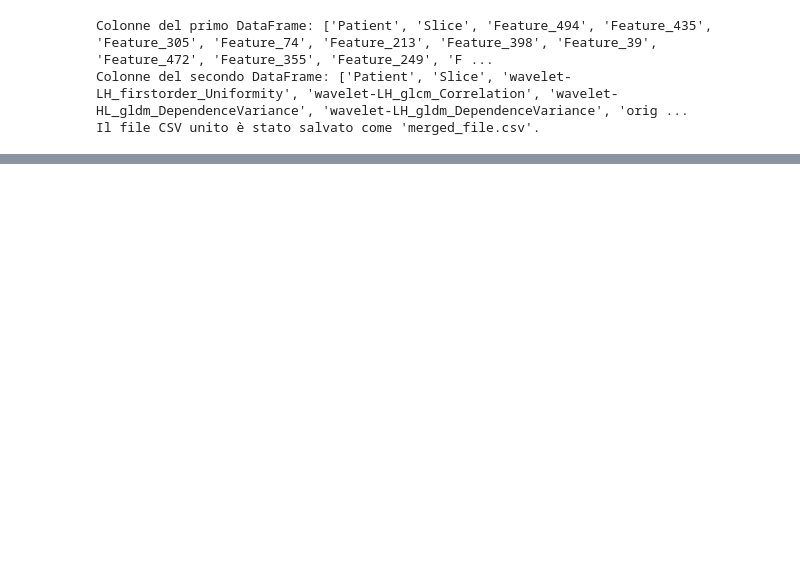
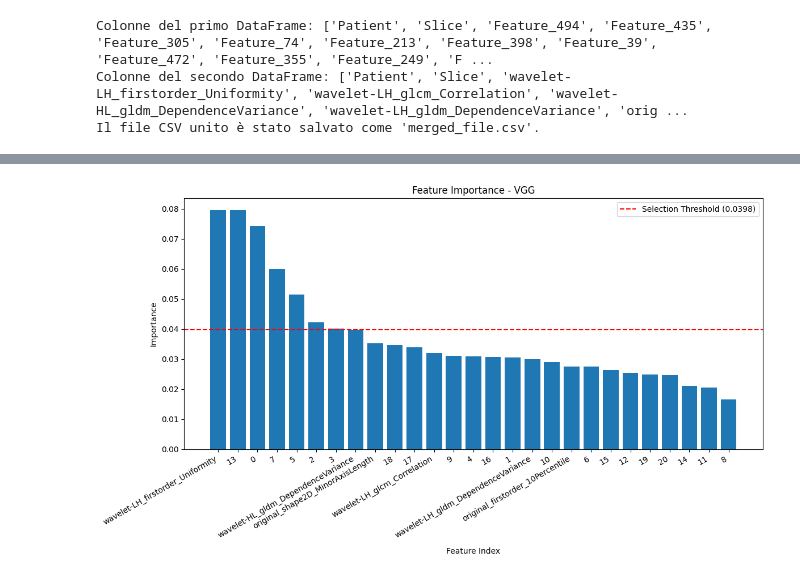
Before and after one commit to alessiamenozzi/TesiBaroniMenozzi, a Jupyter notebook: ClassificatoriFINAL/Combinazione_2.5D.ipynb, the cells around one changed output, grey strips where cells are left out. Saved outputs shown, nothing was run; the diff lists cells and outputs as text; code cells hidden in the pictures; blank space fills up the shorter version.

Commit message:
Aggiunto test combinazione

```diff
--- a/ClassificatoriFINAL/Combinazione_2.5D.ipynb
+++ b/ClassificatoriFINAL/Combinazione_2.5D.ipynb
@@ -82,8 +80,8 @@ arraytuple = np.load(file_path)
 arraytuple = [(int(t[0]), t[1], t[2]) for t in arraytuple]
 
 ### 1C
-zip_file_path = "../CSV/2_5/GMP/EncodersImagenetFullImage/VGG_ALL_SLICES_Imagenet_FullImage.zip"
-#zip_file_path = "../CSV/2_5/GMP/EncodersImagenetFullImage/RESNET_ALL_SLICES_Imagenet_FullImage.zip"
+#zip_file_path = "../CSV/2_5/GMP/EncodersImagenetFullImage/VGG_ALL_SLICES_Imagenet_FullImage.zip"
+zip_file_path = "../CSV/2_5/GMP/EncodersImagenetFullImage/RESNET_ALL_SLICES_Imagenet_FullImage.zip"
 #zip_file_path = "../CSV/2_5/GMP/EncodersImagenetFullImage/INCEPTION_ALL_SLICES_Imagenet_FullImage.zip"
 
 ### 2B
@@ -790,9 +788,9 @@ alpha_values=alpha_vgg_1C
 
 
 classifiers=['RandomForest', 'Logistic', 'XgBoost',  'SVM', 'ensemble', 'MLP']
-classifiers=['Logistic']
+classifiers=['ensemble']
 selectors=['lasso', 'rf', 'mrmr', 'logistic']
-selectors=['rf']
+selectors=['mrmr']
 modes=['Max','Mean','MV']
 modes=['MV']
 # %%
@@ -1380,0 +1568,70 @@ Il file CSV unito è stato salvato come 'merged_file.csv'.
+# %%
+import re
+
+match = re.search(r'selected_features_combined_(.*?)_Rad.*?\.csv', file_path)
+if(match.group(1) == 'INCRES'):
+    nome_grafico = 'INCEPTION RESNET'
+else:
+    nome_grafico =match.group(1)
+
+
+classifiers = ["SVM", "RandomForest", "MLP", "XgBoost", 'ensemble', 'Logistic']
+modes = ['MV', 'Max', 'Mean']
+best_classifier = None
+best_results = None
+best_mode = None
+
+# Variabili per memorizzare il miglior punteggio
+best_balanced_accuracy = -1
+best_roc_auc = -1
+
+# Loop su ciascun classificatore
+for classifier in classifiers:
+    for mode in modes:
+        print(f"\n--- Risultati per {classifier} con mode {mode} (Validation) ---")
+
+        # Risultati sul validation set
+        results = classification_method_features_fixed(classifier, mode, x_train_expanded2, y_train_expanded2, features_val, y_val, patients_val)
+
+        print(results['balanced_accuracy'])
+        print(results['roc_auc'])
+
+        # Verifica se questo classificatore ha la migliore balanced accuracy
+        if results['balanced_accuracy'] > best_balanced_accuracy:
+            best_balanced_accuracy = results['balanced_accuracy']
+            best_roc_auc = results['roc_auc']  # Aggiorna anche ROC AUC
+            best_classifier = classifier
+            best_mode = mode
+            best_results = results
+
+        # In caso di parità sulla balanced accuracy, guarda la ROC AUC
+        elif results['balanced_accuracy'] == best_balanced_accuracy and results['roc_auc'] > best_roc_auc:
+            best_roc_auc = results['roc_auc']
+            best_classifier = classifier
+            best_mode = mode
+            best_results = results
+
+# Miglior classificatore trovato
+print(f"\n--- Miglior classificatore: {best_classifier} con mode {best_mode} ---")
+print(f"Balanced Accuracy: {best_results['balanced_accuracy']:.4f}")
+print(f"ROC AUC: {best_results['roc_auc']:.4f}")
+print(f"F1 Score: {best_results['f1']:.4f}")
+print(f"Confusion Matrix (Validation):\n{best_results['confusion_matrix']}")
+
+# Test con feature importance (RandomForest come default se il classificatore non ha feature importance)
+print(f"\n--- Risultati per {best_classifier} (Test con feature importance) ---")
+results_importance = classification_method_features_fixed_importance('RandomForest', best_classifier,best_mode, x_train_expanded1, y_train_expanded1, features_test, y_test, df, nome_grafico, patients_test)
+
+
+# Stampa i risultati finali sul test set (con feature importance)
+print(f"Classifier: {results_importance['classifier']}")
+print(f"Numero features: {results_importance['number_features']}")
+print(f"Modalità: {best_mode}")
+print(f"F1 Score: {results_importance['f1']:.4f}")
+print(f"ROC AUC: {results_importance['roc_auc']:.4f}")
+print(f"PR AUC: {results_importance['pr_auc']:.4f}")
+print(f"Accuracy: {results_importance['accuracy']:.4f}")
+print(f"Balanced Accuracy: {results_importance['balanced_accuracy']:.4f}")
+print(f"Best Threshold: {results_importance['best_threshold']}")
+print(f"Confusion Matrix (Test):\n{results_importance['confusion_matrix']}")
+# %% [output]
@@ -1380,0 +1655 @@ Il file CSV unito è stato salvato come 'merged_file.csv'.
+[figure, added]
```
Also changed, not shown: parts of 13 cells of this notebook, 1 other file.
